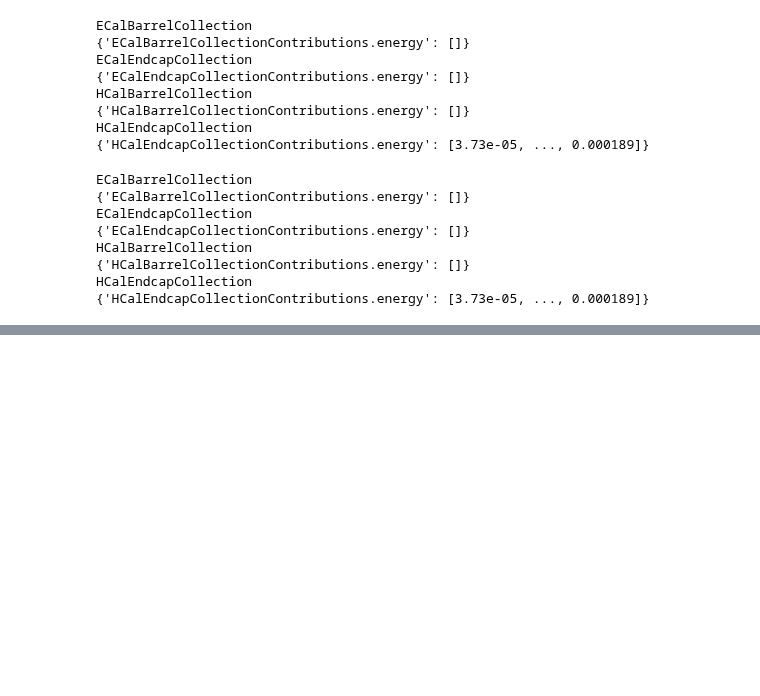
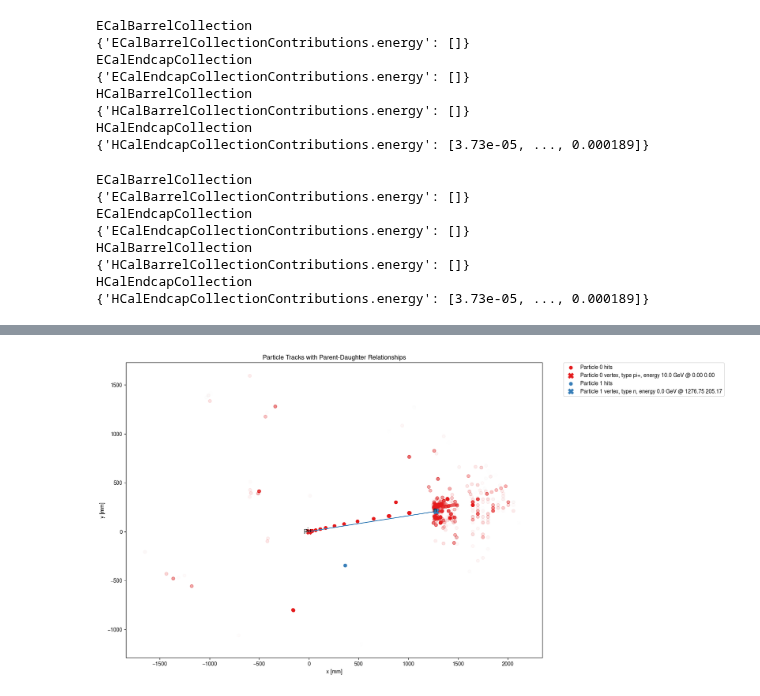
Before and after one commit to OpenDataDetector/ColliderML-Production, a Jupyter notebook: notebooks/physics/12_DM_single_particle_study.ipynb, the cells around one changed output, grey strips where cells are left out. Cells and saved outputs as stored; diff of their text form; code cells hidden in the pictures; blank space fills up the shorter version.

```diff
--- a/notebooks/physics/12_DM_single_particle_study.ipynb
+++ b/notebooks/physics/12_DM_single_particle_study.ipynb
@@ -307,0 +443,13 @@ HCalEndcapCollection
+# %%
+# Example usage:
+fig, ax = plot_event_display(
+    tracker_df=high_tracker_df,
+    particles_df=high_particles_df,
+    parents_df=high_parents_df,
+    calo_contrib_df=high_calo_contrib_df,
+    calo_hits_df=high_calo_hits_df,
+    use_all_particles=True
+)
+plt.show()
+# %% [output]
+[figure, added]
```
Also changed, not shown: parts of 34 cells of this notebook, 10 other files.
